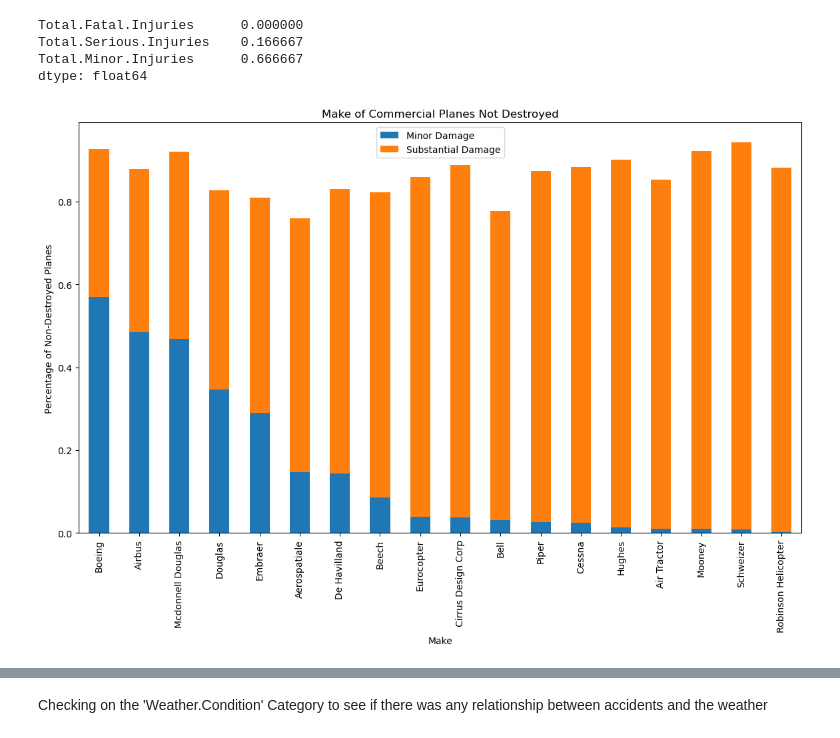
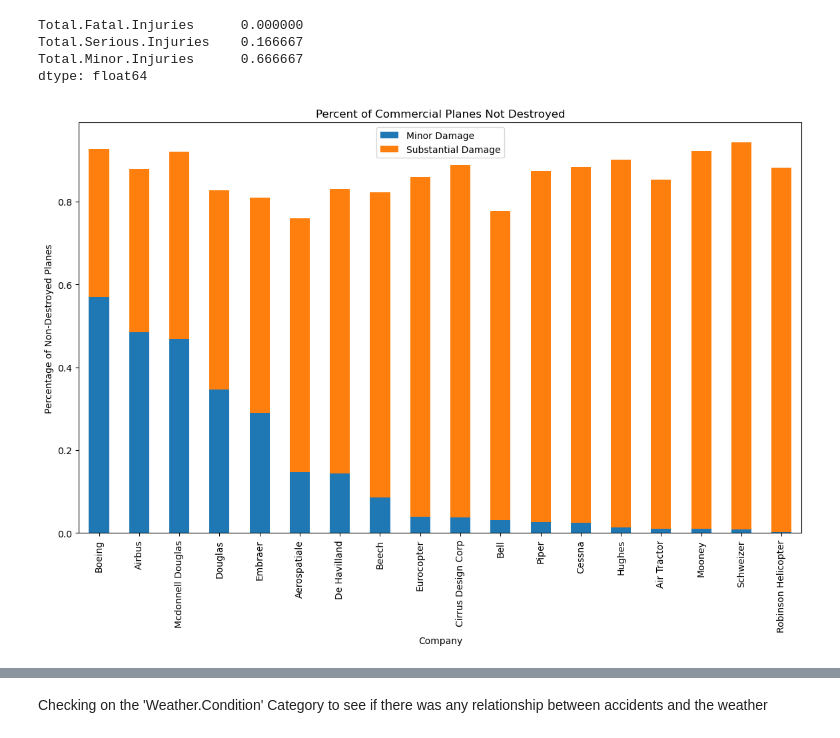
Before and after one commit to Reynch/dsc-phase-1-project-v3, a Jupyter notebook: student.ipynb, the cells around one changed output, grey strips where cells are left out. Cells and saved outputs as stored; diff of their text form; code cells hidden in the pictures.

```diff
--- a/student.ipynb
+++ b/student.ipynb
@@ -326,11 +338,11 @@ minor_sub_df = minor_sub_df.T.reset_index(drop=True).T.rename(columns = { 0:'Min
 minor_sub_df.sort_values(by= 'Minor Damage', inplace = True, ascending = False)
 # %%
 ax = minor_sub_df.plot(kind = 'bar', stacked = True, figsize = (14,8))
-ax.set_xlabel('Make')
+ax.set_xlabel('Company')
 ax.set_ylabel('Percentage of Non-Destroyed Planes')
-ax.set_title('Make of Commercial Planes Not Destroyed');
+ax.set_title('Percent of Commercial Planes Not Destroyed');
 # %% [output]
-[figure, old version]
+[figure, new version]
 # %%
 duplicates = {
     'Air Tractor Inc': 'Air Tractor',
```
Also changed, not shown: parts of 10 cells of this notebook, 1 other file.
